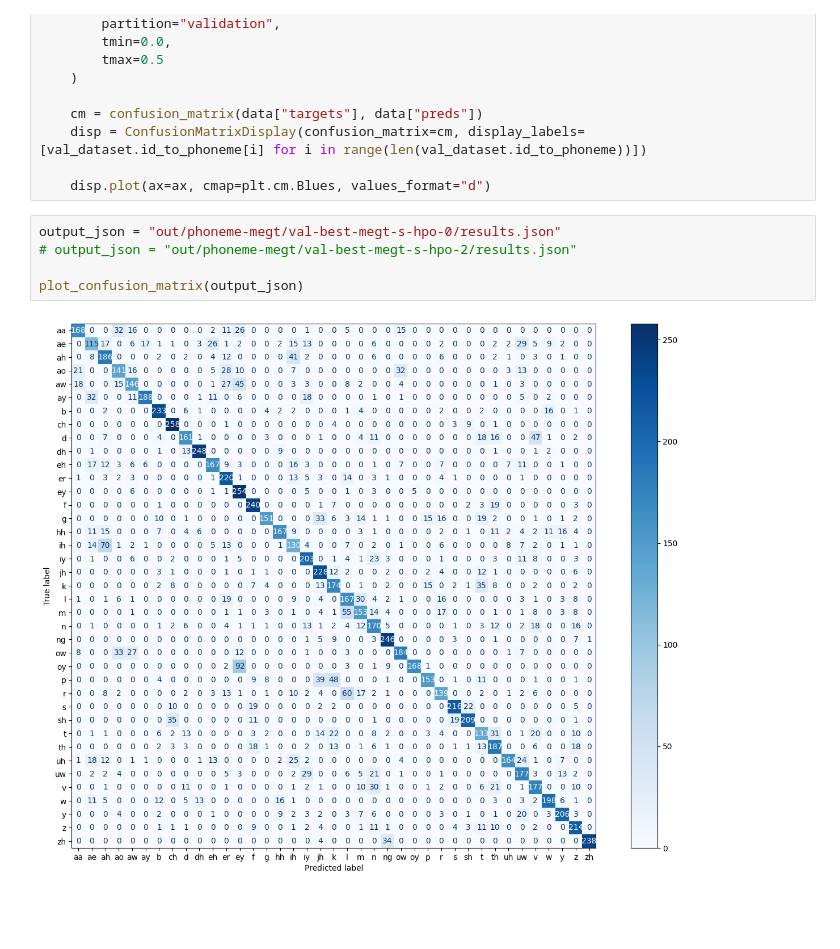
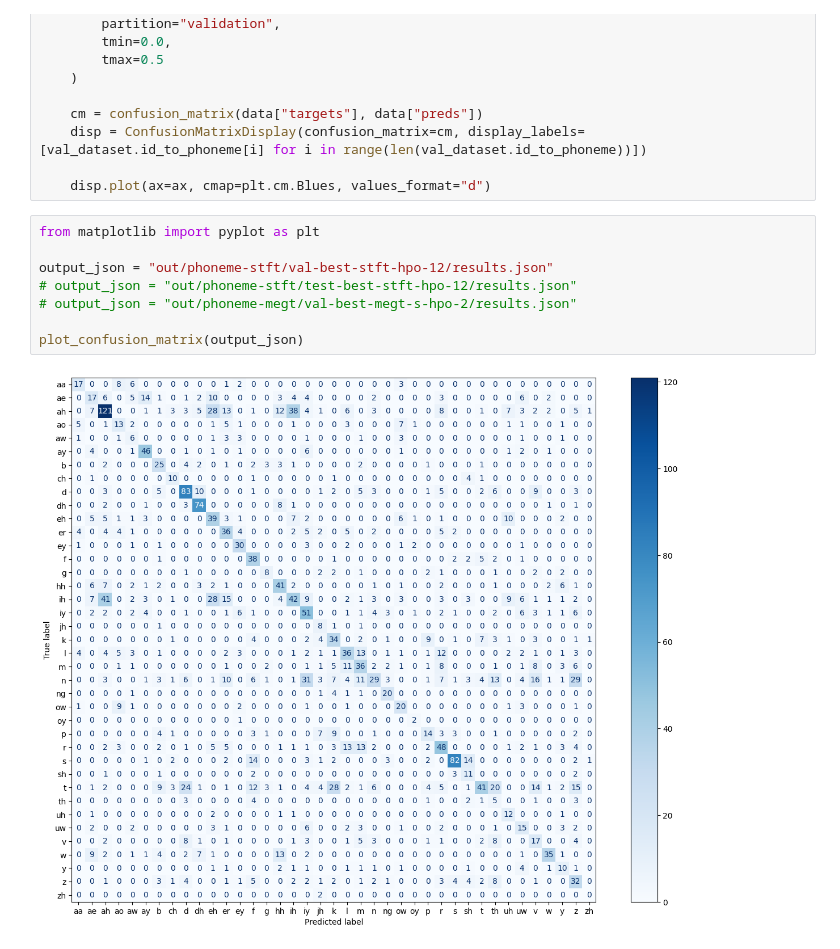
Before and after one commit to Dogeon188/libribrain-phoneme, a Jupyter notebook: examples/ConfusionMatrix.ipynb, the cells around one changed output. Cells and saved outputs as stored; diff of their text form; blank space fills up the shorter version.

Commit message:
stft

```diff
--- a/examples/ConfusionMatrix.ipynb
+++ b/examples/ConfusionMatrix.ipynb
@@ -27,9 +27,12 @@ def plot_confusion_matrix(output_json):
 
     disp.plot(ax=ax, cmap=plt.cm.Blues, values_format="d")
 # %%
-output_json = "out/phoneme-megt/val-best-megt-s-hpo-0/results.json"
+from matplotlib import pyplot as plt
+
+output_json = "out/phoneme-stft/val-best-stft-hpo-12/results.json"
+# output_json = "out/phoneme-stft/test-best-stft-hpo-12/results.json"
 # output_json = "out/phoneme-megt/val-best-megt-s-hpo-2/results.json"
 
 plot_confusion_matrix(output_json)
 # %% [output]
-[figure, old version]
+[figure, new version]
```
Also changed, not shown: 3 other files.
